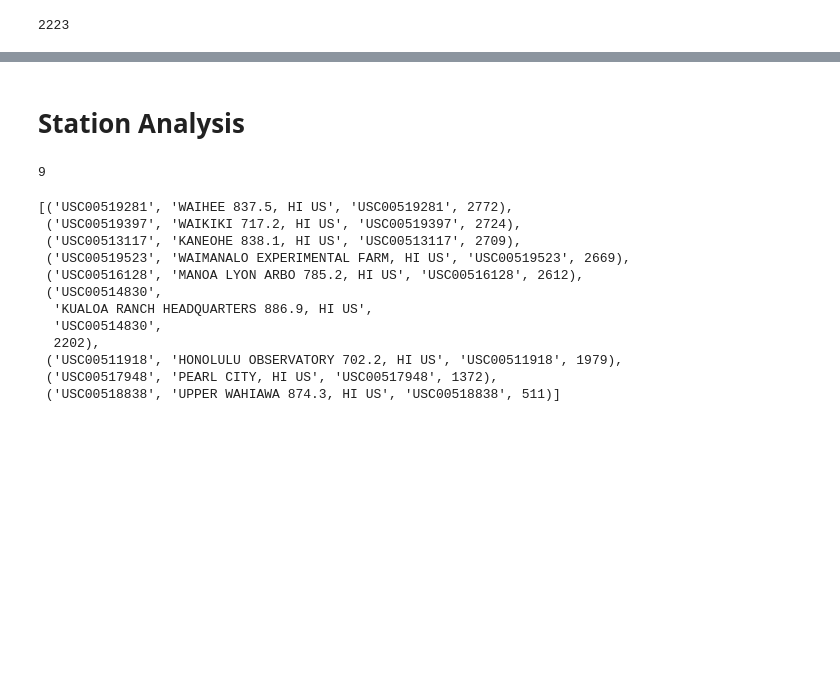
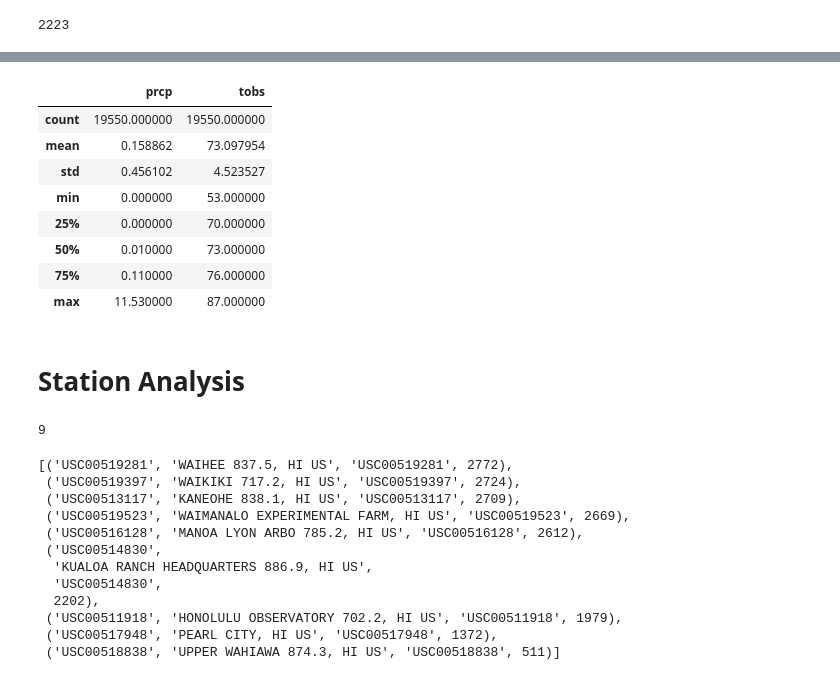
Before and after one commit to AlfaiAbdul/Surfs-Up-, a Jupyter notebook: climate_analysis.ipynb, the cells around one changed output, grey strips where cells are left out. Drawn from its saved outputs; the diff is of its cells as text; code cells hidden in the pictures; blank space fills up the shorter version.

```diff
--- a/climate_analysis.ipynb
+++ b/climate_analysis.ipynb
@@ -121,3 +122,15 @@ plt.show()
+# %%
+df.describe()
+# %% [output]
+|  | prcp | tobs |
+| count | 19550.000000 | 19550.000000 |
+| mean | 0.158862 | 73.097954 |
+| std | 0.456102 | 4.523527 |
+| min | 0.000000 | 53.000000 |
+| 25% | 0.000000 | 70.000000 |
+| 50% | 0.010000 | 73.000000 |
+| 75% | 0.110000 | 76.000000 |
+| max | 11.530000 | 87.000000 |
 # %% [markdown]
 # Station Analysis
 # %%
```
Also changed, not shown: parts of 5 cells of this notebook, 3 other files.
